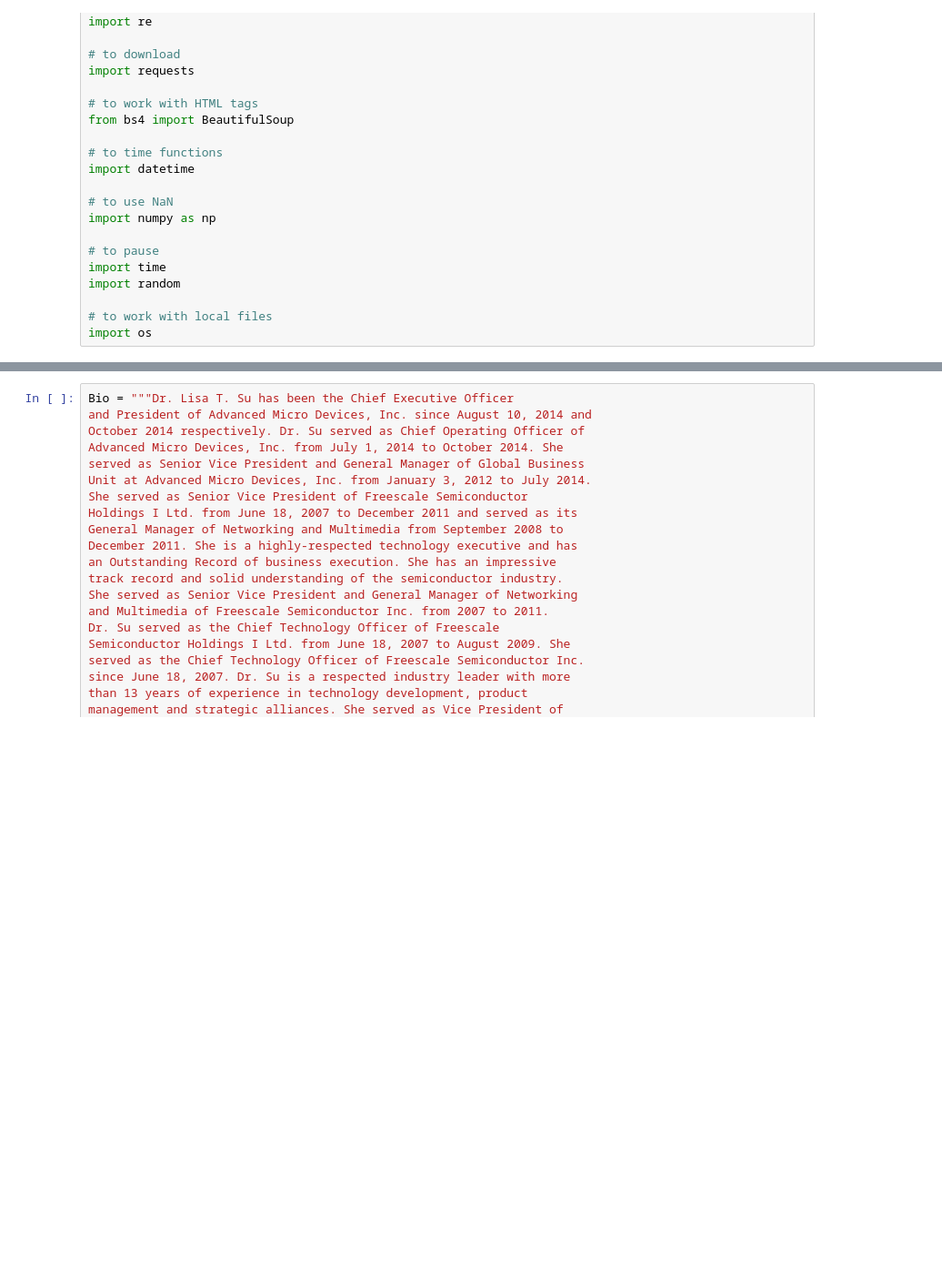
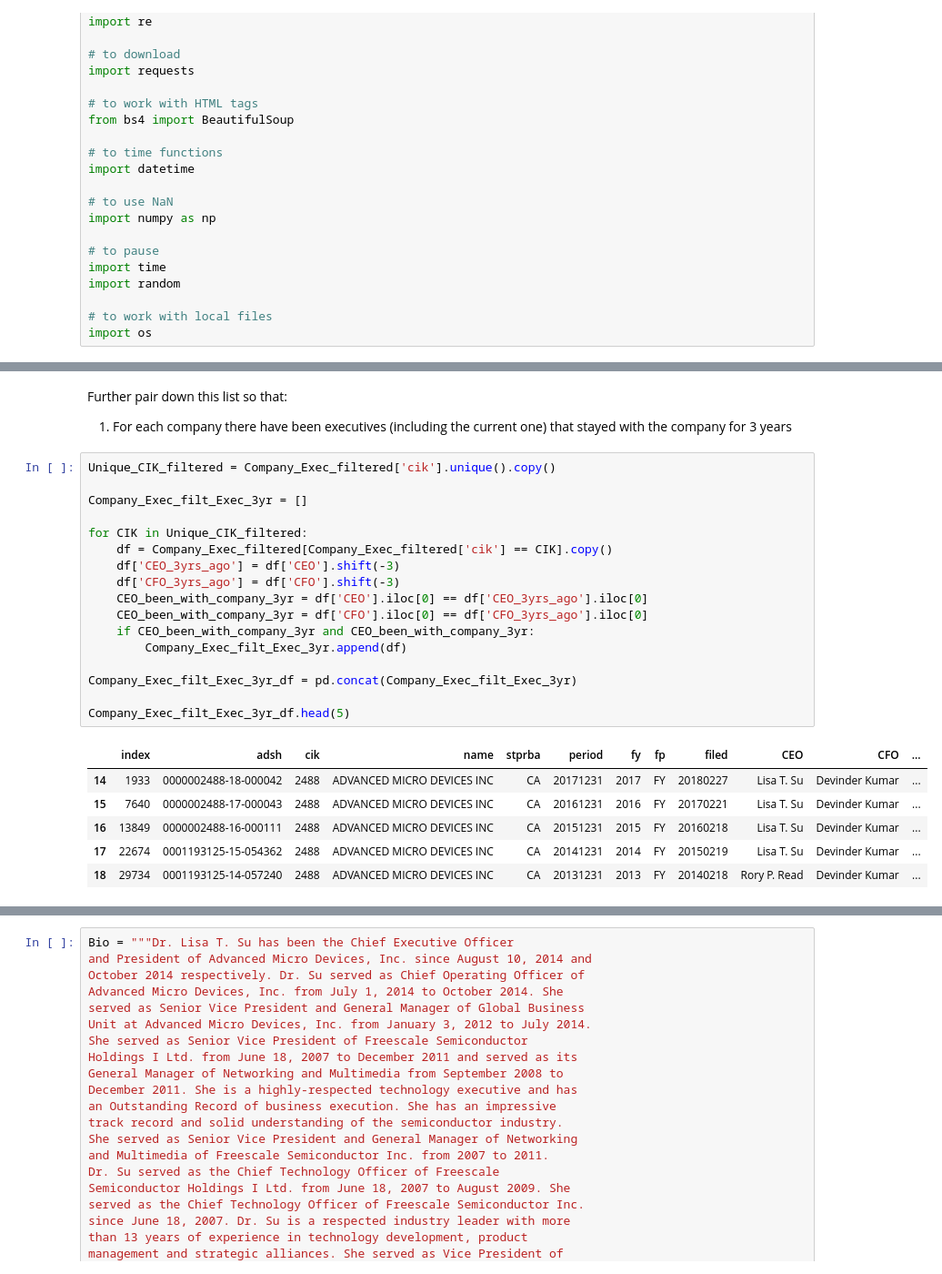
Before and after one commit to dennisgh/intermediate-data-science-capstone-project, a Jupyter notebook: PHASE_I/Feature_Generation_pt2.ipynb, the cells around one changed output, grey strips where cells are left out. Shown at 91% size. Cells and saved outputs as stored; diff of their text form; blank space fills up the shorter version.

```diff
--- a/PHASE_I/Feature_Generation_pt2.ipynb
+++ b/PHASE_I/Feature_Generation_pt2.ipynb
@@ -58,0 +96,27 @@ except NameError:
+# %% [markdown]
+Further pair down this list so that:
+1. For each company there have been executives (including the current one) that stayed with the company for 3 years
+# %%
+Unique_CIK_filtered = Company_Exec_filtered['cik'].unique().copy()
+
+Company_Exec_filt_Exec_3yr = []
+
+for CIK in Unique_CIK_filtered:
+    df = Company_Exec_filtered[Company_Exec_filtered['cik'] == CIK].copy()
+    df['CEO_3yrs_ago'] = df['CEO'].shift(-3)
+    df['CFO_3yrs_ago'] = df['CFO'].shift(-3)
+    CEO_been_with_company_3yr = df['CEO'].iloc[0] == df['CEO_3yrs_ago'].iloc[0]
+    CEO_been_with_company_3yr = df['CFO'].iloc[0] == df['CFO_3yrs_ago'].iloc[0]
+    if CEO_been_with_company_3yr and CEO_been_with_company_3yr:
+        Company_Exec_filt_Exec_3yr.append(df)
+
+Company_Exec_filt_Exec_3yr_df = pd.concat(Company_Exec_filt_Exec_3yr)
+
+Company_Exec_filt_Exec_3yr_df.head(5)
+# %% [output]
+|  | index | adsh | cik | name | stprba | period | fy | fp | filed | CEO | CFO | ... |
+| 14 | 1933 | 0000002488-18-000042 | 2488 | ADVANCED MICRO DEVICES INC | CA | 20171231 | 2017 | FY | 20180227 | Lisa T. Su | Devinder Kumar | ... |
+| 15 | 7640 | 0000002488-17-000043 | 2488 | ADVANCED MICRO DEVICES INC | CA | 20161231 | 2016 | FY | 20170221 | Lisa T. Su | Devinder Kumar | ... |
+| 16 | 13849 | 0000002488-16-000111 | 2488 | ADVANCED MICRO DEVICES INC | CA | 20151231 | 2015 | FY | 20160218 | Lisa T. Su | Devinder Kumar | ... |
+| 17 | 22674 | 0001193125-15-054362 | 2488 | ADVANCED MICRO DEVICES INC | CA | 20141231 | 2014 | FY | 20150219 | Lisa T. Su | Devinder Kumar | ... |
+| 18 | 29734 | 0001193125-14-057240 | 2488 | ADVANCED MICRO DEVICES INC | CA | 20131231 | 2013 | FY | 20140218 | Rory P. Read | Devinder Kumar | ... |
```
Also changed, not shown: parts of 13 cells of this notebook.
